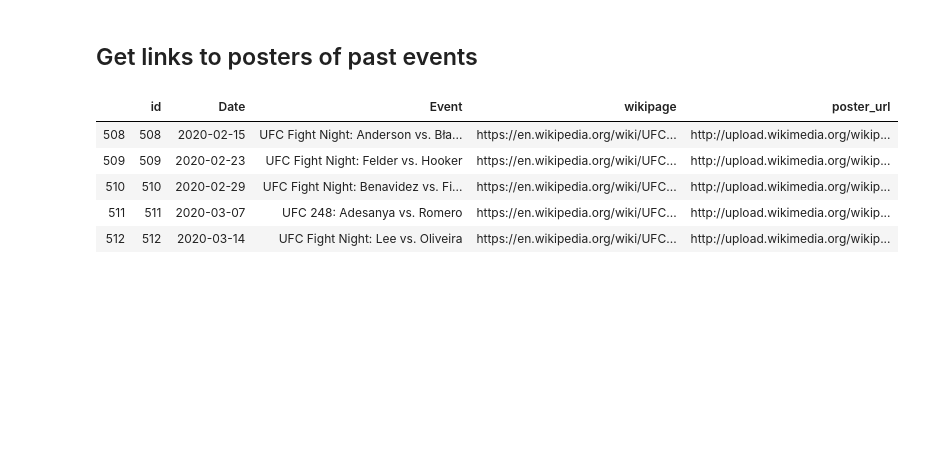
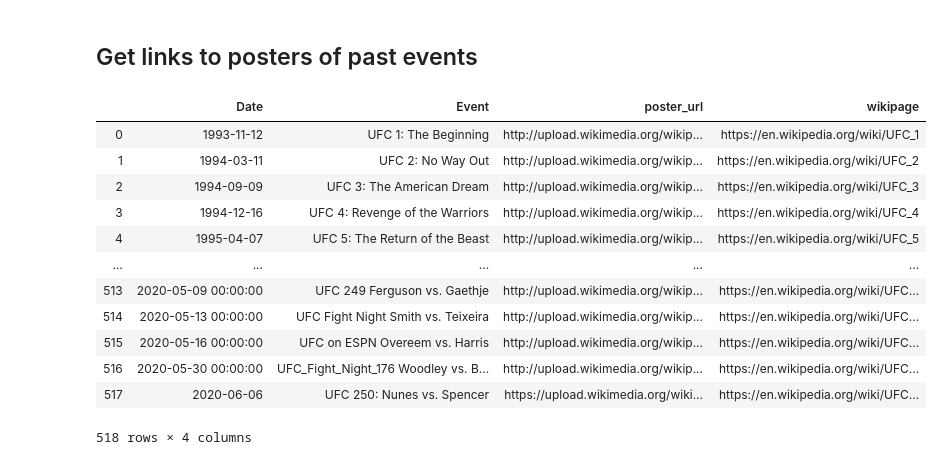
Before and after one commit to cinhui/ufc-events-stats, a Jupyter notebook: scrape_ufc_events_data.ipynb, the cells around one changed output. Drawn from its saved outputs; the diff is of its cells as text; code cells hidden in the pictures; blank space fills up the shorter version.

Commit message:
update data

```diff
--- a/scrape_ufc_events_data.ipynb
+++ b/scrape_ufc_events_data.ipynb
@@ -294,13 +294,28 @@ posters_df = posters_df.sort_values('Date').reset_index(drop=True)
 # Writer posters_df to file
 posters_df.to_csv("data/ufc_posters.csv", index=True)
 # %%
-posters_df = pd.read_csv("data/ufc_posters.csv")
+# Load posters_df
+posters_df = pd.read_csv("data-mapping/ufc_posters.csv")
-# %%
-posters_df.tail()
-# %% [output]
-|  | id | Date | Event | wikipage | poster_url |
-| 508 | 508 | 2020-02-15 | UFC Fight Night: Anderson vs. Bła... | https://en.wikipedia.org/wiki/UFC... | http://upload.wikimedia.org/wikip... |
-| 509 | 509 | 2020-02-23 | UFC Fight Night: Felder vs. Hooker | https://en.wikipedia.org/wiki/UFC... | http://upload.wikimedia.org/wikip... |
-| 510 | 510 | 2020-02-29 | UFC Fight Night: Benavidez vs. Fi... | https://en.wikipedia.org/wiki/UFC... | http://upload.wikimedia.org/wikip... |
-| 511 | 511 | 2020-03-07 | UFC 248: Adesanya vs. Romero | https://en.wikipedia.org/wiki/UFC... | http://upload.wikimedia.org/wikip... |
-| 512 | 512 | 2020-03-14 | UFC Fight Night: Lee vs. Oliveira | https://en.wikipedia.org/wiki/UFC... | http://upload.wikimedia.org/wikip... |
+# %%
+posters_df = posters_df.drop(columns=['id'])
+
+# Insert UFC 250
+# new_row = {'Date':'2020-06-06', 'Event':'UFC 250: Nunes vs. Spencer',
+#            'poster_url':'https://upload.wikimedia.org/wikipedia/en/d/db/UFC_250_official_poster.jpg',
+#           'wikipage':'https://en.wikipedia.org/wiki/UFC_250'}
+# posters_df = posters_df.append(new_row, ignore_index=True)
+posters_df
+# %% [output]
+|  | Date | Event | poster_url | wikipage |
+| 0 | 1993-11-12 | UFC 1: The Beginning | http://upload.wikimedia.org/wikip... | https://en.wikipedia.org/wiki/UFC_1 |
+| 1 | 1994-03-11 | UFC 2: No Way Out | http://upload.wikimedia.org/wikip... | https://en.wikipedia.org/wiki/UFC_2 |
+| 2 | 1994-09-09 | UFC 3: The American Dream | http://upload.wikimedia.org/wikip... | https://en.wikipedia.org/wiki/UFC_3 |
+| 3 | 1994-12-16 | UFC 4: Revenge of the Warriors | http://upload.wikimedia.org/wikip... | https://en.wikipedia.org/wiki/UFC_4 |
+| 4 | 1995-04-07 | UFC 5: The Return of the Beast | http://upload.wikimedia.org/wikip... | https://en.wikipedia.org/wiki/UFC_5 |
+| ... | ... | ... | ... | ... |
+| 513 | 2020-05-09 00:00:00 | UFC 249 Ferguson vs. Gaethje | http://upload.wikimedia.org/wikip... | https://en.wikipedia.org/wiki/UFC... |
+| 514 | 2020-05-13 00:00:00 | UFC Fight Night Smith vs. Teixeira | http://upload.wikimedia.org/wikip... | https://en.wikipedia.org/wiki/UFC... |
+| 515 | 2020-05-16 00:00:00 | UFC on ESPN Overeem vs. Harris | http://upload.wikimedia.org/wikip... | https://en.wikipedia.org/wiki/UFC... |
+| 516 | 2020-05-30 00:00:00 | UFC_Fight_Night_176 Woodley vs. B... | http://upload.wikimedia.org/wikip... | https://en.wikipedia.org/wiki/UFC... |
+| 517 | 2020-06-06 | UFC 250: Nunes vs. Spencer | https://upload.wikimedia.org/wiki... | https://en.wikipedia.org/wiki/UFC... |
+518 rows × 4 columns
```
Also changed, not shown: parts of 4 cells of this notebook, 4 other files.
